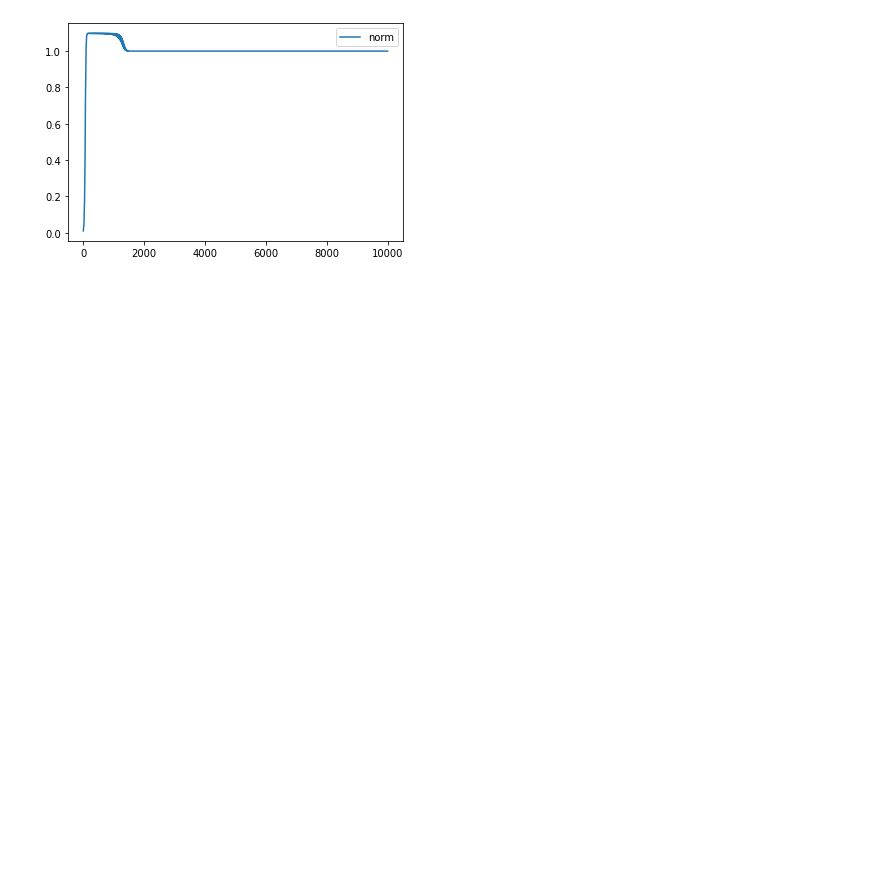
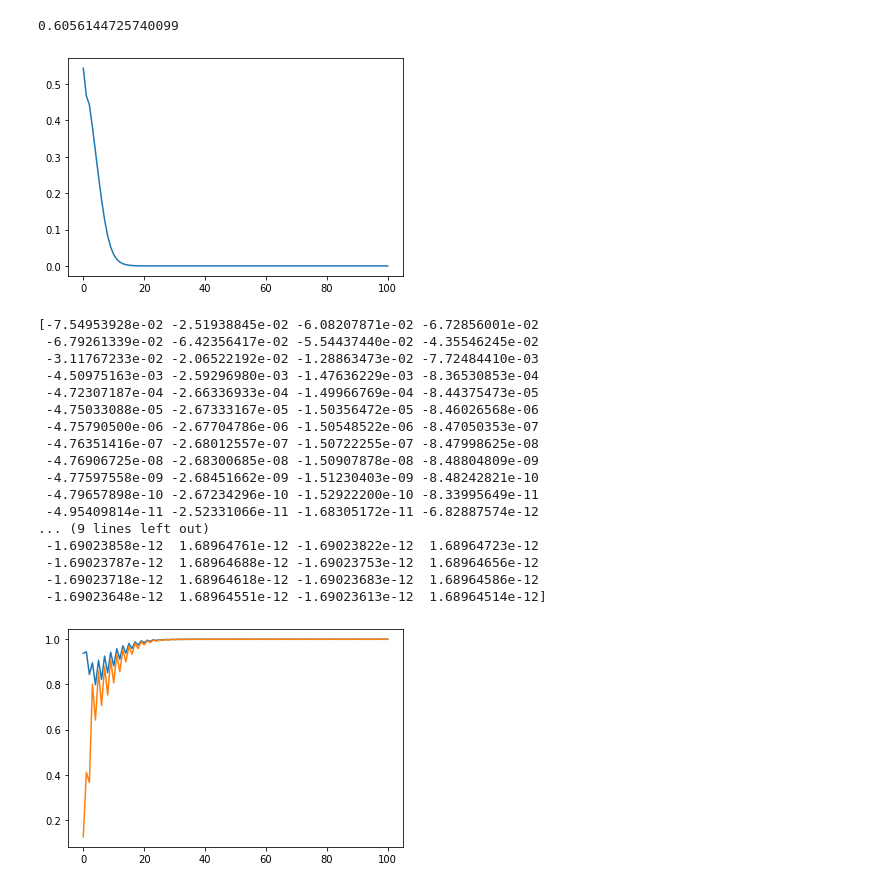
Before and after one commit to nikhil-ghosh-berkeley/gabor, a Jupyter notebook: notebooks/one-neuron-sgd.ipynb, the cells around one changed output. Saved outputs shown, nothing was run; the diff lists cells and outputs as text; code cells hidden in the pictures; blank space fills up the shorter version.

```diff
--- a/notebooks/one-neuron-sgd.ipynb
+++ b/notebooks/one-neuron-sgd.ipynb
@@ -61,7 +99,37 @@ print(w_history[iters])
+# %%
+alpha = 0.5
+x = 0.6408155204503087
+y = 0.3314563036811941
+print(x * (1 - alpha * y * y))
+# %% [output]
+0.6056144725740099
+# %%
+V = np.square(1 - w_history[:, 0]) + np.square(w_history[:, 1])
+V_even = np.array([V[i] for i in range(iters + 1) if i % 2 == 0])
+plt.plot(np.arange(len(V_even)), V_even)
+plt.show()
+# %% [output]
+[figure, added]
+[-7.54953928e-02 -2.51938845e-02 -6.08207871e-02 -6.72856001e-02
+ -6.79261339e-02 -6.42356417e-02 -5.54437440e-02 -4.35546245e-02
+ -3.11767233e-02 -2.06522192e-02 -1.28863473e-02 -7.72484410e-03
+ -4.50975163e-03 -2.59296980e-03 -1.47636229e-03 -8.36530853e-04
+ -4.72307187e-04 -2.66336933e-04 -1.49966769e-04 -8.44375473e-05
+ -4.75033088e-05 -2.67333167e-05 -1.50356472e-05 -8.46026568e-06
+ -4.75790500e-06 -2.67704786e-06 -1.50548522e-06 -8.47050353e-07
+ -4.76351416e-07 -2.68012557e-07 -1.50722255e-07 -8.47998625e-08
+ -4.76906725e-08 -2.68300685e-08 -1.50907878e-08 -8.48804809e-09
+ -4.77597558e-09 -2.68451662e-09 -1.51230403e-09 -8.48242821e-10
+ -4.79657898e-10 -2.67234296e-10 -1.52922200e-10 -8.33995649e-11
+ -4.95409814e-11 -2.52331066e-11 -1.68305172e-11 -6.82887574e-12
+... (9 lines left out)
+ -1.69023858e-12  1.68964761e-12 -1.69023822e-12  1.68964723e-12
+ -1.69023787e-12  1.68964688e-12 -1.69023753e-12  1.68964656e-12
+ -1.69023718e-12  1.68964618e-12 -1.69023683e-12  1.68964586e-12
+ -1.69023648e-12  1.68964551e-12 -1.69023613e-12  1.68964514e-12]
 # %%
-norm = np.sum(np.square(w_history), axis=1)
-plt.plot(np.arange(iters + 1), norm, label="norm")
-plt.legend()
+plt.plot(np.arange(iters + 1), 1 - (norm - np.square(w_history[:, 0]))/2)
+plt.plot(np.arange(iters + 1), np.square(w_history[:, 0]))
 plt.show()
 # %% [output]
-[figure, old version]
+[figure, new version]
```
Also changed, not shown: parts of 8 cells of this notebook, 23 other files.
